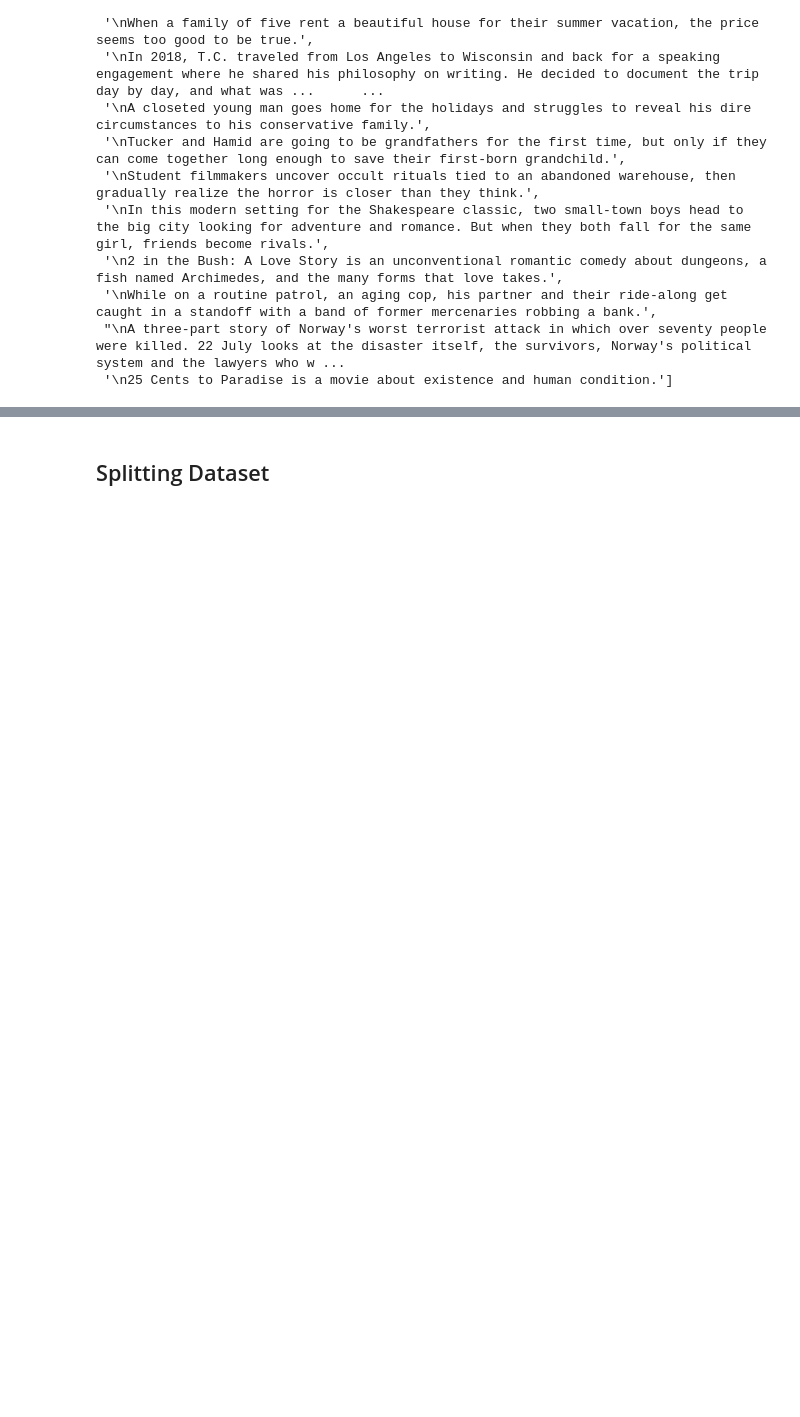
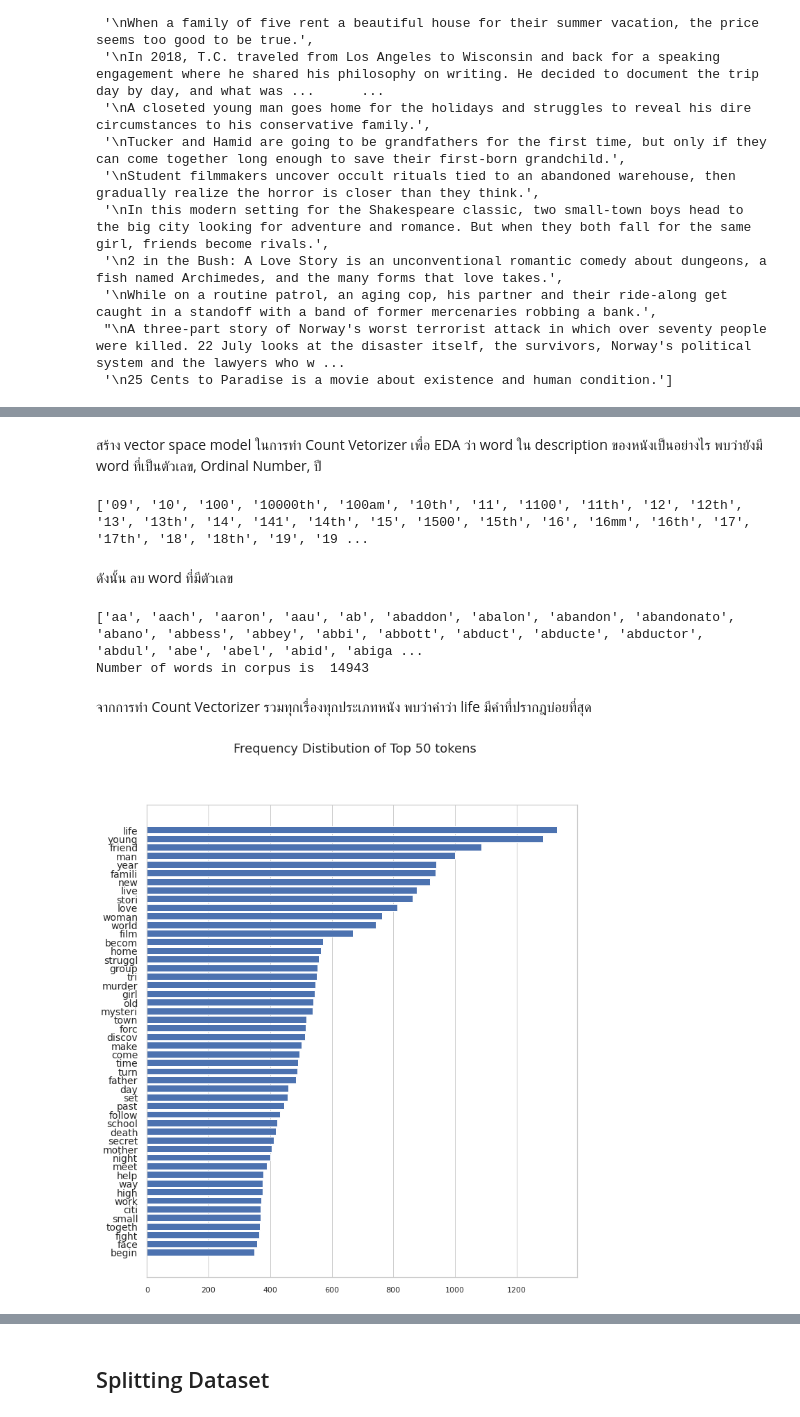
Before and after one commit to sunglovedatascience/MovieGenreClassfication, a Jupyter notebook: Assignment_Final.ipynb, the cells around one changed output, grey strips where cells are left out. Saved outputs shown, nothing was run; the diff lists cells and outputs as text; code cells hidden in the pictures; blank space fills up the shorter version.

```diff
--- a/Assignment_Final.ipynb
+++ b/Assignment_Final.ipynb
@@ -326,0 +338,3 @@ df.corpus.tolist()[0:20]
+# %%
+# df.to_excel('df_clean.xlsx', index=False)
+df = pd.read_excel('/content/drive/MyDrive/MSDS/Text Analytic/Movie Genre Classification/df_clean.xlsx')
@@ -326,0 +343,36 @@ df.corpus.tolist()[0:20]
+# %% [markdown]
+สร้าง vector space model ในการทำ Count Vetorizer เพื่อ EDA ว่า word ใน description ของหนังเป็นอย่างไร พบว่ายังมี word ที่เป็นตัวเลข, Ordinal Number, ปี
+# %%
+from sklearn.feature_extraction.text import CountVectorizer
+corpus = df['corpus'].tolist()
+vectorizer_count = CountVectorizer(stop_words='english')
+vectorizer_count.fit_transform(corpus)
+print(vectorizer_count.get_feature_names())
+# %% [output]
+['09', '10', '100', '10000th', '100am', '10th', '11', '1100', '11th', '12', '12th', '13', '13th', '14', '141', '14th', '15', '1500', '15th', '16', '16mm', '16th', '17', '17th', '18', '18th', '19', '19 ...
+# %% [markdown]
+ดังนั้น ลบ word ที่มีตัวเลข
+# %%
+import re
+df['corpus'] = df['corpus'].map(lambda x: re.sub("[0123456789]", '', x))
+corpus = df['corpus'].tolist()
+vectorizer_count.fit_transform(corpus)
+print(vectorizer_count.get_feature_names())
+print('Number of words in corpus is ', len(vectorizer_count.get_feature_names()))
+# %% [output]
+['aa', 'aach', 'aaron', 'aau', 'ab', 'abaddon', 'abalon', 'abandon', 'abandonato', 'abano', 'abbess', 'abbey', 'abbi', 'abbott', 'abduct', 'abducte', 'abductor', 'abdul', 'abe', 'abel', 'abid', 'abiga ...
+Number of words in corpus is  14943
+# %% [markdown]
+จากการทำ Count Vectorizer รวมทุกเรื่องทุกประเภทหนัง พบว่าคำว่า life มีคำที่ปรากฎบ่อยที่สุด
+# %%
+from yellowbrick.text import FreqDistVisualizer
+docs = vectorizer_count.fit_transform(corpus)
+features = vectorizer.get_feature_names()
+
+visualizer = FreqDistVisualizer(features=features, n=50, size=(800, 900))
+visualizer.fit(docs)
+
+plt.suptitle("Frequency Distibution of Top 50 tokens", size=18)
+plt.yticks(fontsize=14);
+# %% [output]
+[figure, added]
```
Also changed, not shown: parts of 95 cells of this notebook, 1 other file.
